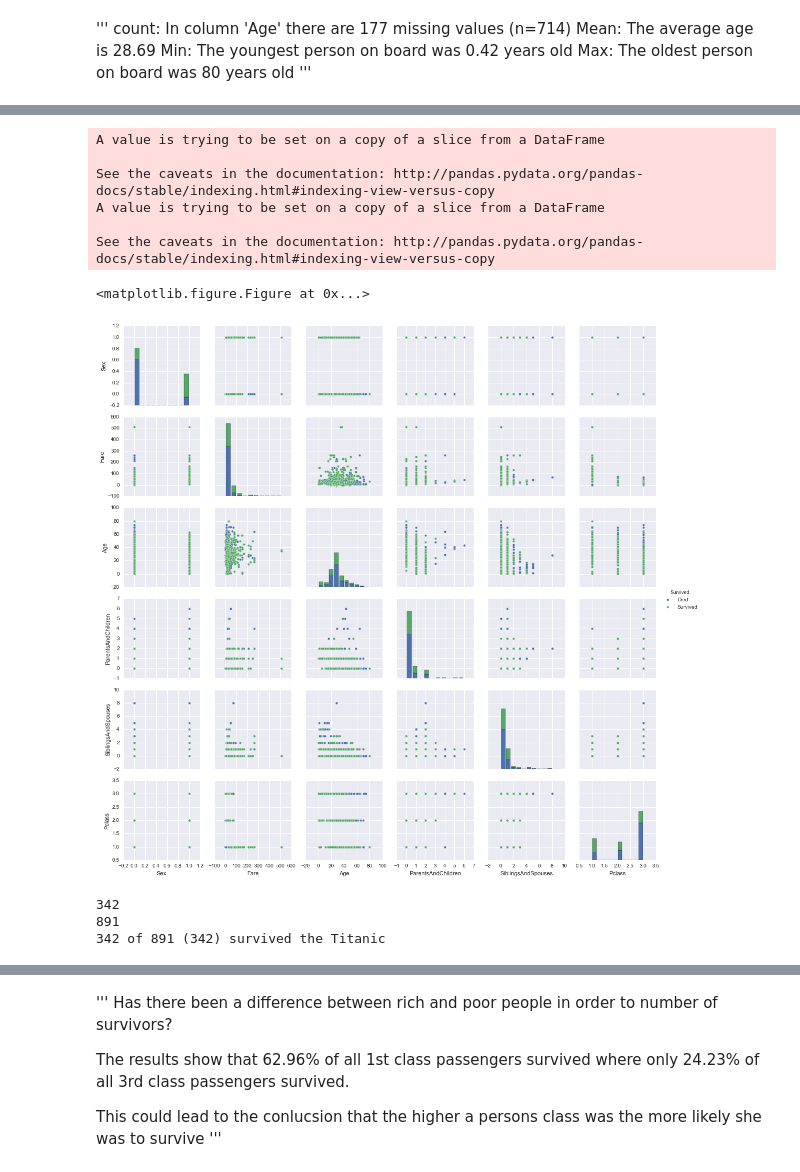
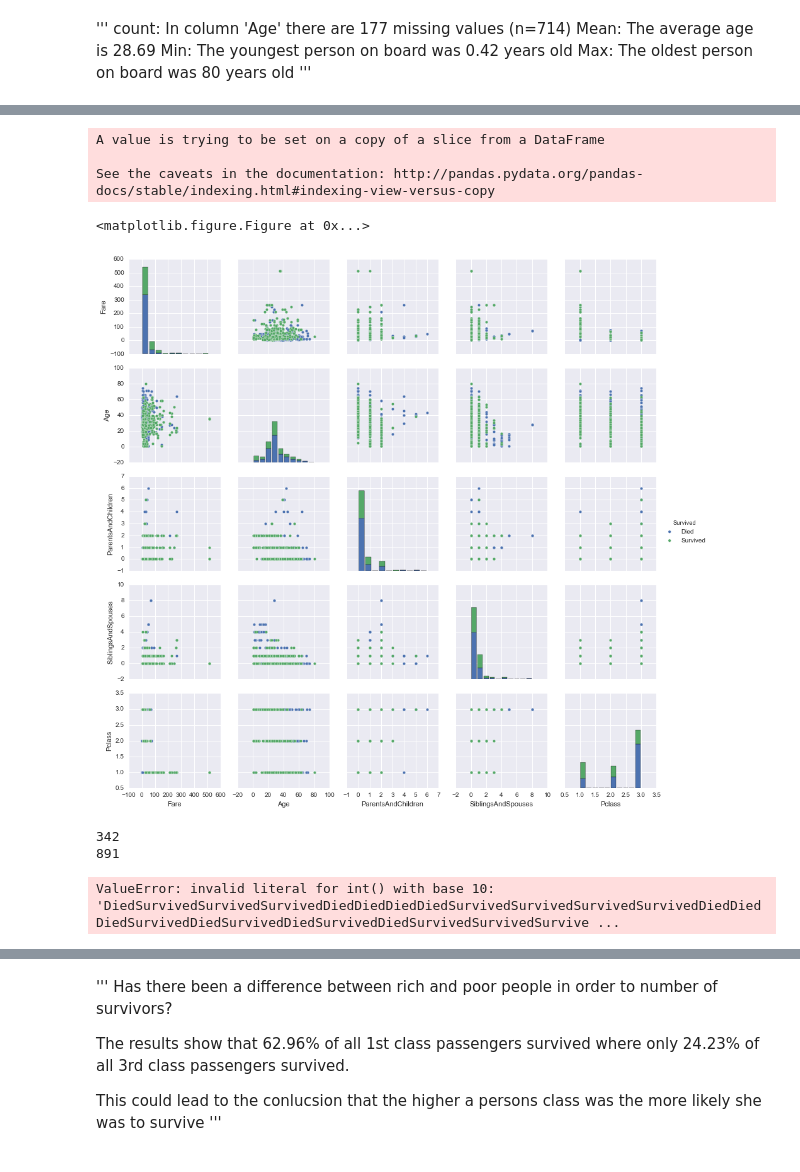
Before and after one commit to KentChun33333/machine-learning, a Jupyter notebook: DataAnalyst/P2/stu/75335_a65wn/report/P2-Investigate-a-Dataset.ipynb, the cells around one changed output, grey strips where cells are left out. Drawn from its saved outputs; the diff is of its cells as text; code cells hidden in the pictures.

```diff
--- a/DataAnalyst/P2/stu/75335_a65wn/report/P2-Investigate-a-Dataset.ipynb
+++ b/DataAnalyst/P2/stu/75335_a65wn/report/P2-Investigate-a-Dataset.ipynb
@@ -125,34 +125,31 @@ AttributeError: 'module' object has no attribute 'show'
 # %%
 '''
 Source
 https://www.kaggle.com/benhamner/titanic/python-seaborn-pairplot-example/files
 '''
 # Replacing missing ages with median
-median_age = train['Age'].dropna().median()
-if len(train.Age[ train.Age.isnull() ]) > 0:
-    train.loc[ (train.Age.isnull()), 'Age'] = median_age
+median_age = train_df['Age'].dropna().median()
+if len(train_df.Age[ train_df.Age.isnull() ]) > 0:
+    train_df.loc[ (train_df.Age.isnull()), 'Age'] = median_age
 
 # train_df["Age"][np.isnan(train_df["Age"])] = np.median(train_df["Age"])
 train_df["Survived"][train_df["Survived"]==1] = "Survived"
 train_df["Survived"][train_df["Survived"]==0] = "Died"
 train_df["ParentsAndChildren"] = train_df["Parch"]
 train_df["SiblingsAndSpouses"] = train_df["SibSp"]
 # print train_df.ix[:,10]
 type(train_df)
 # display(train_df)
 plt.figure()
 sns.pairplot(data=train_df[["Sex","Fare","Survived","Age","ParentsAndChildren","SiblingsAndSpouses","Pclass"]],
              hue="Survived", dropna=True)
 plt.savefig("1_seaborn_pair_plot.png")
 # %% [output]
 A value is trying to be set on a copy of a slice from a DataFrame
 
 See the caveats in the documentation: http://pandas.pydata.org/pandas-docs/stable/indexing.html#indexing-view-versus-copy
-A value is trying to be set on a copy of a slice from a DataFrame
-
-See the caveats in the documentation: http://pandas.pydata.org/pandas-docs/stable/indexing.html#indexing-view-versus-copy
 <matplotlib.figure.Figure at 0x...>
-[figure, old version]
+[figure, new version]
 # %%
 type(train_df['Survived'].sum())
 type(train_df['Survived'].count())
@@ -167,7 +164,7 @@ print "{} of {} ({}) survived the Titanic".format(int(train_df['Survived'].sum()
 # %% [output]
 342
 891
-342 of 891 (342) survived the Titanic
+ValueError: invalid literal for int() with base 10: 'DiedSurvivedSurvivedSurvivedDiedDiedDiedDiedSurvivedSurvivedSurvivedSurvivedDiedDiedDiedSurvivedDiedSurvivedDiedSurvivedDiedSurvivedSurvivedSurvive ...
 # %%
 # 2. Has there been a difference between rich and poor people in order to number of survivors?
 
```
Also changed, not shown: parts of 2 cells of this notebook, 1 other file.
